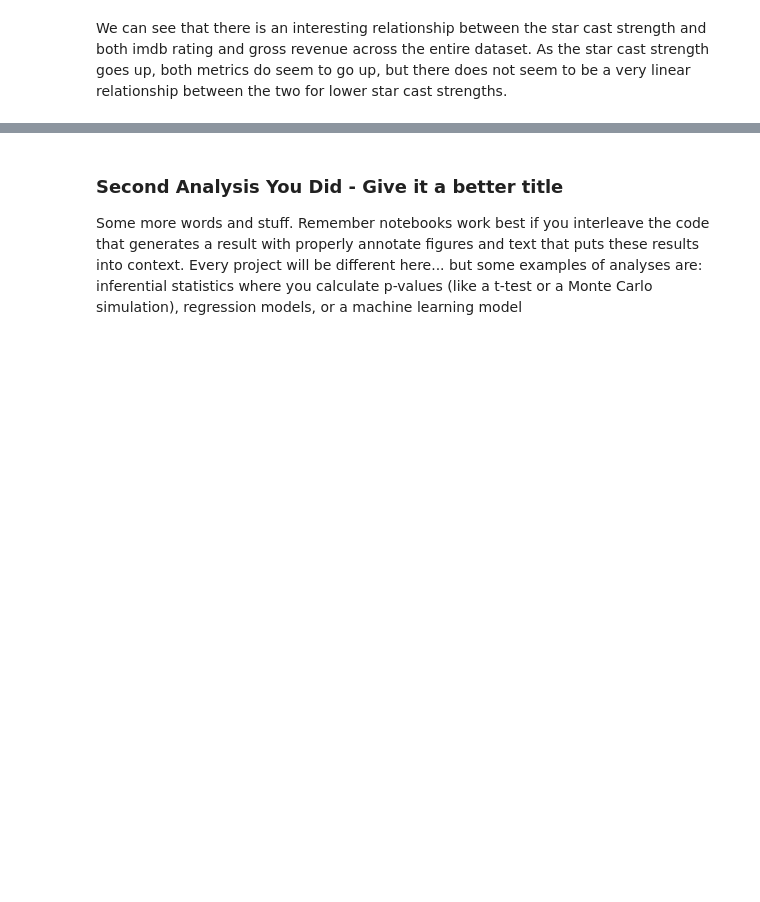
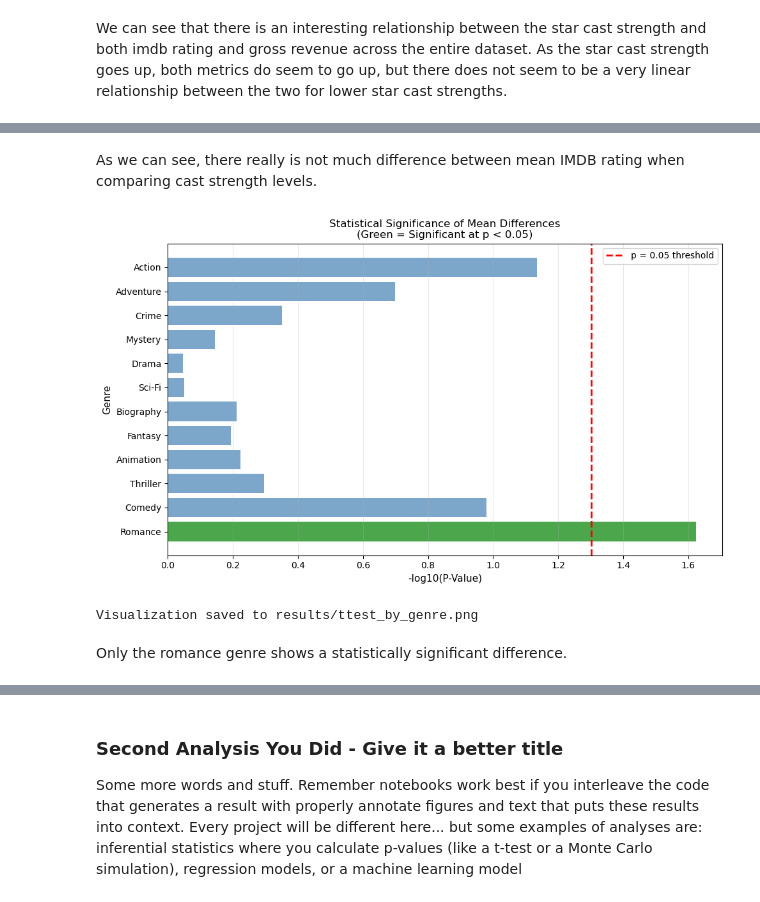
Before and after one commit to COGS108/Group138_WI26, a Jupyter notebook: 03-FinalProject.ipynb, the cells around one changed output, grey strips where cells are left out. Cells and saved outputs as stored; diff of their text form; code cells hidden in the pictures; blank space fills up the shorter version.

```diff
--- a/03-FinalProject.ipynb
+++ b/03-FinalProject.ipynb
@@ -206,0 +337,25 @@ Some more words and stuff.  Remember notebooks work best if you interleave the c
+# %% [markdown]
+As we can see, there really is not much difference between mean IMDB rating when comparing cast strength levels.
+# %%
+# plot p-values with significance threshold
+fig2, ax2 = plt.subplots(figsize=(10, 6))
+
+colors2 = ['green' if sig == 'Yes' else 'steelblue' for sig in ttest_sorted['Significant']]
+ax2.barh(ttest_sorted['Genre'], -np.log10(ttest_sorted['P_Value']), color=colors2, alpha=0.7)
+ax2.axvline(x=-np.log10(0.05), color='red', linestyle='--', linewidth=2, label='p = 0.05 threshold')
+ax2.set_xlabel('-log10(P-Value)', fontsize=11)
+ax2.set_ylabel('Genre', fontsize=11)
+ax2.set_title('Statistical Significance of Mean Differences\n(Green = Significant at p < 0.05)', fontsize=12)
+ax2.legend()
+ax2.grid(axis='x', alpha=0.3)
+
+plt.tight_layout()
+plt.savefig('results/ttest_by_genre.png', dpi=300, bbox_inches='tight')
+plt.show()
+
+print("Visualization saved to results/ttest_by_genre.png")
+# %% [output]
+[figure, added]
+Visualization saved to results/ttest_by_genre.png
+# %% [markdown]
+Only the romance genre shows a statistically significant difference.
```
Also changed, not shown: parts of 12 cells of this notebook, 2 other files.
